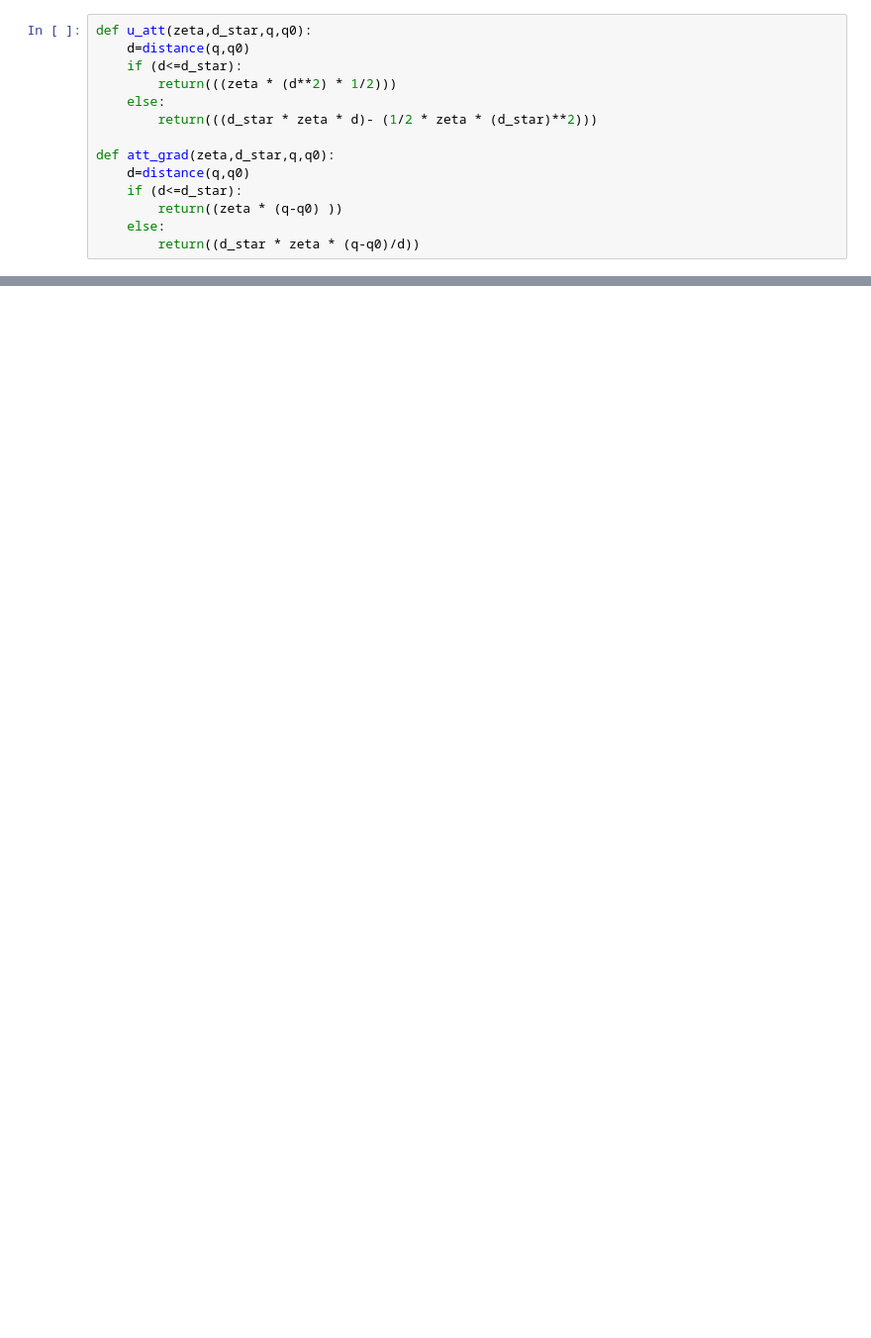
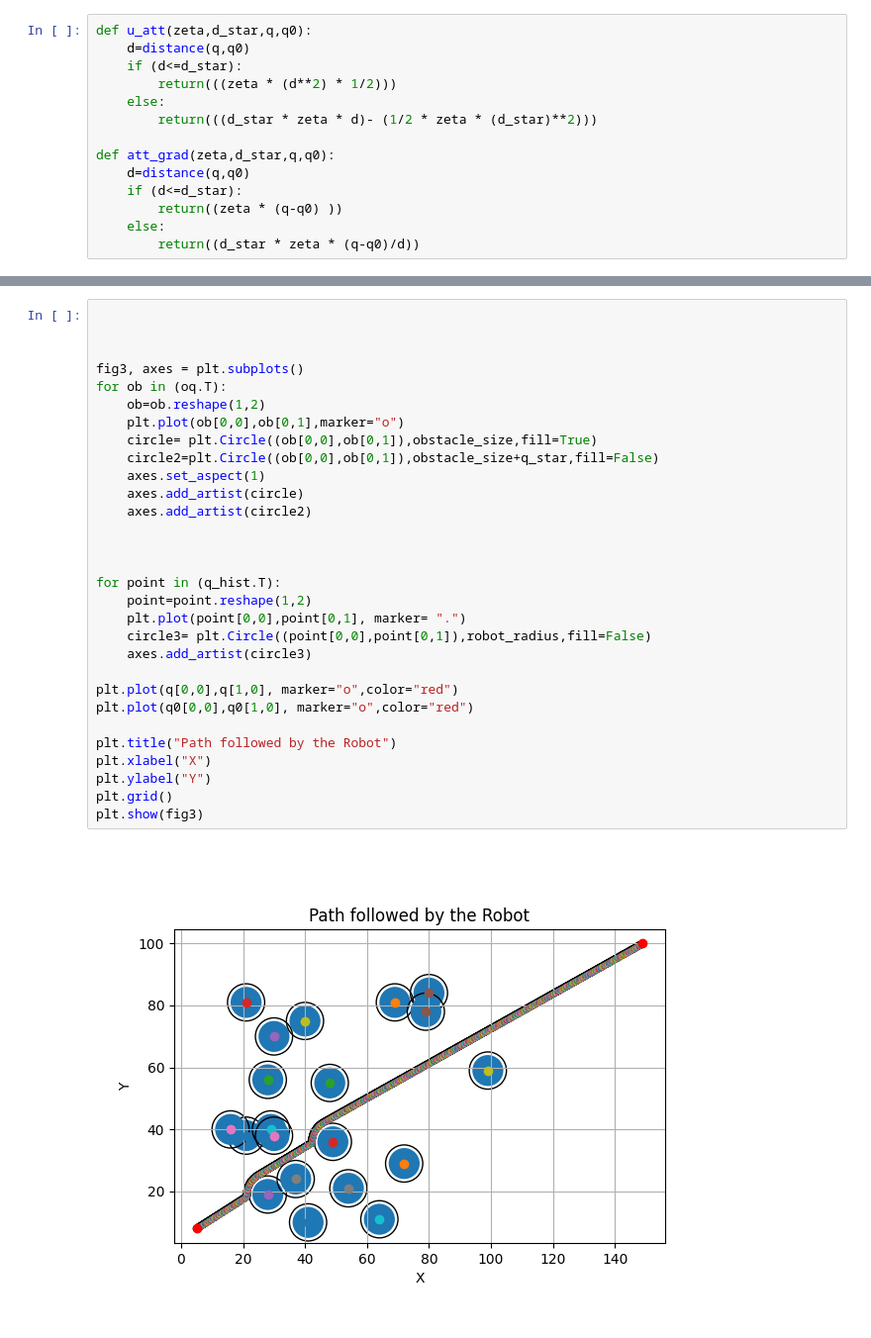
Before and after one commit to patweatharva/Path-Planning-of-mobile-robots, a Jupyter notebook: potential_func_2.ipynb, the cells around one changed output, grey strips where cells are left out. Shown at 99% size. Saved outputs shown, nothing was run; the diff lists cells and outputs as text; blank space fills up the shorter version.

```diff
--- a/potential_func_2.ipynb
+++ b/potential_func_2.ipynb
@@ -94 +148,33 @@ plt.show(fig1)
+# %%
+
+
+
+fig3, axes = plt.subplots()
+for ob in (oq.T):
+    ob=ob.reshape(1,2)
+    plt.plot(ob[0,0],ob[0,1],marker="o")
+    circle= plt.Circle((ob[0,0],ob[0,1]),obstacle_size,fill=True)
+    circle2=plt.Circle((ob[0,0],ob[0,1]),obstacle_size+q_star,fill=False)
+    axes.set_aspect(1)
+    axes.add_artist(circle)
+    axes.add_artist(circle2)
+
+
+
+for point in (q_hist.T):
+    point=point.reshape(1,2)
+    plt.plot(point[0,0],point[0,1], marker= ".")
+    circle3= plt.Circle((point[0,0],point[0,1]),robot_radius,fill=False)
+    axes.add_artist(circle3)
+
+plt.plot(q[0,0],q[1,0], marker="o",color="red")
+plt.plot(q0[0,0],q0[1,0], marker="o",color="red")
+
+plt.title("Path followed by the Robot")
+plt.xlabel("X")
+plt.ylabel("Y")
+plt.grid()
+plt.show(fig3)
+# %% [output]
+[figure, added]
 # %%
```
Also changed, not shown: parts of 9 cells of this notebook.
